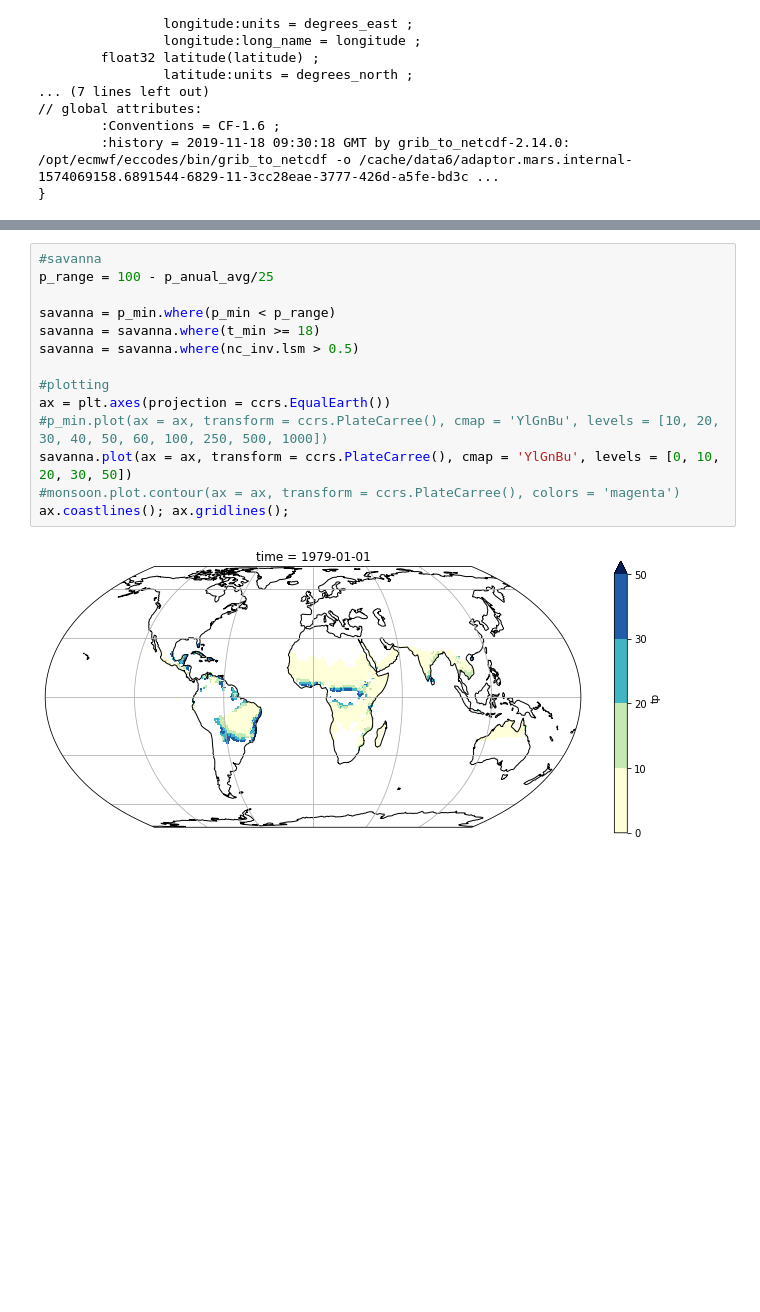
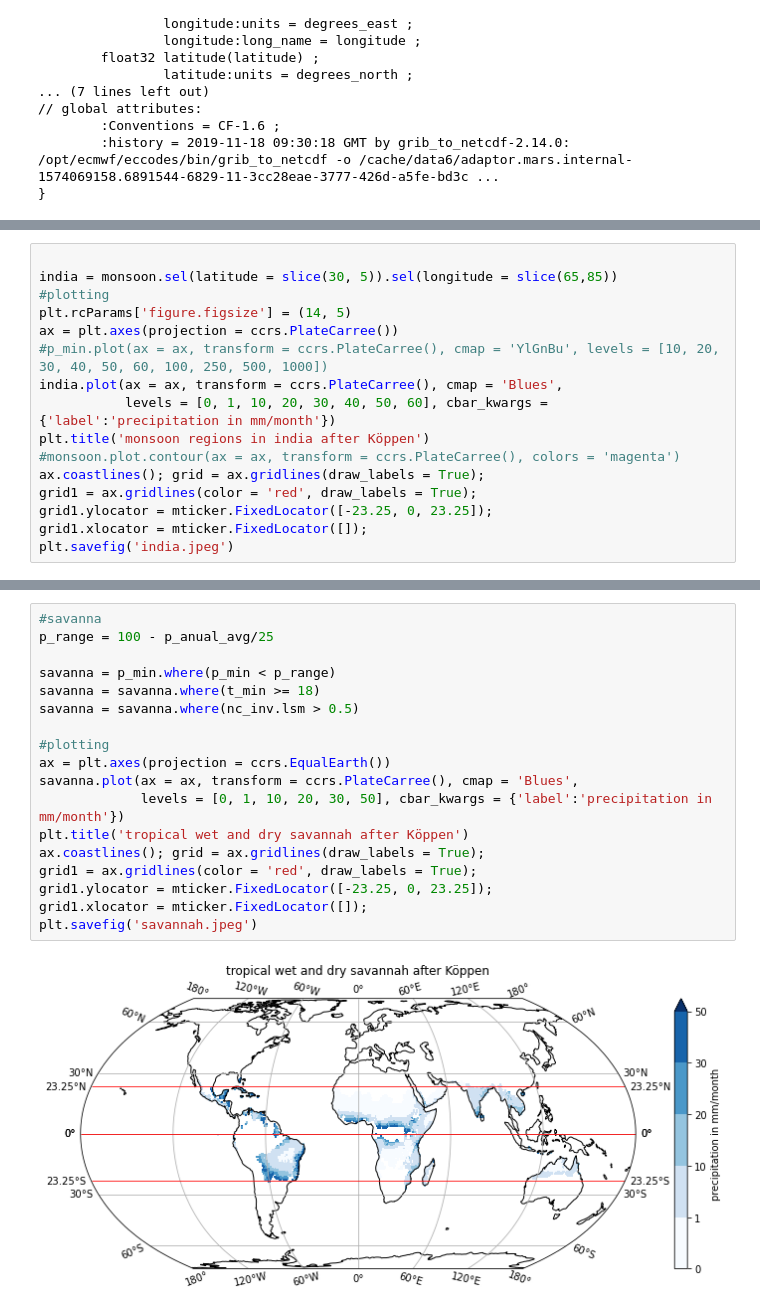
Before and after one commit to afisc/climate_project, a Jupyter notebook: tropics_introduction.ipynb, the cells around one changed output, grey strips where cells are left out. Drawn from its saved outputs; the diff is of its cells as text; blank space fills up the shorter version.

```diff
--- a/tropics_introduction.ipynb
+++ b/tropics_introduction.ipynb
@@ -126,0 +227,16 @@ ax.coastlines(); ax.gridlines();
+# %%
+
+india = monsoon.sel(latitude = slice(30, 5)).sel(longitude = slice(65,85))
+#plotting
+plt.rcParams['figure.figsize'] = (14, 5)
+ax = plt.axes(projection = ccrs.PlateCarree())
+#p_min.plot(ax = ax, transform = ccrs.PlateCarree(), cmap = 'YlGnBu', levels = [10, 20, 30, 40, 50, 60, 100, 250, 500, 1000])
+india.plot(ax = ax, transform = ccrs.PlateCarree(), cmap = 'Blues',
+           levels = [0, 1, 10, 20, 30, 40, 50, 60], cbar_kwargs = {'label':'precipitation in mm/month'})
+plt.title('monsoon regions in india after Köppen')
+#monsoon.plot.contour(ax = ax, transform = ccrs.PlateCarree(), colors = 'magenta')
+ax.coastlines(); grid = ax.gridlines(draw_labels = True);
+grid1 = ax.gridlines(color = 'red', draw_labels = True);
+grid1.ylocator = mticker.FixedLocator([-23.25, 0, 23.25]);
+grid1.xlocator = mticker.FixedLocator([]);
+plt.savefig('india.jpeg')
@@ -127,16 +245,20 @@ ax.coastlines(); ax.gridlines();
 # %%
 #savanna
 p_range = 100 - p_anual_avg/25
 
 savanna = p_min.where(p_min < p_range)
 savanna = savanna.where(t_min >= 18)
 savanna = savanna.where(nc_inv.lsm > 0.5)
 
 #plotting
 ax = plt.axes(projection = ccrs.EqualEarth())
-#p_min.plot(ax = ax, transform = ccrs.PlateCarree(), cmap = 'YlGnBu', levels = [10, 20, 30, 40, 50, 60, 100, 250, 500, 1000])
-savanna.plot(ax = ax, transform = ccrs.PlateCarree(), cmap = 'YlGnBu', levels = [0, 10, 20, 30, 50])
-#monsoon.plot.contour(ax = ax, transform = ccrs.PlateCarree(), colors = 'magenta')
-ax.coastlines(); ax.gridlines();
+savanna.plot(ax = ax, transform = ccrs.PlateCarree(), cmap = 'Blues',
+             levels = [0, 1, 10, 20, 30, 50], cbar_kwargs = {'label':'precipitation in mm/month'})
+plt.title('tropical wet and dry savannah after Köppen')
+ax.coastlines(); grid = ax.gridlines(draw_labels = True);
+grid1 = ax.gridlines(color = 'red', draw_labels = True);
+grid1.ylocator = mticker.FixedLocator([-23.25, 0, 23.25]);
+grid1.xlocator = mticker.FixedLocator([]);
+plt.savefig('savannah.jpeg')
 # %% [output]
-[figure, old version]
+[figure, new version]
```
Also changed, not shown: parts of 13 cells of this notebook, 1 other file.
